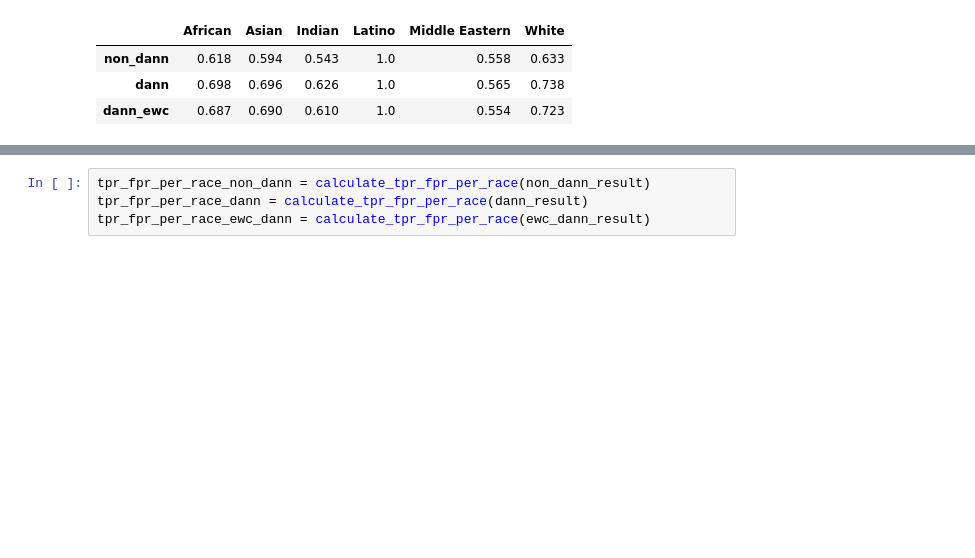
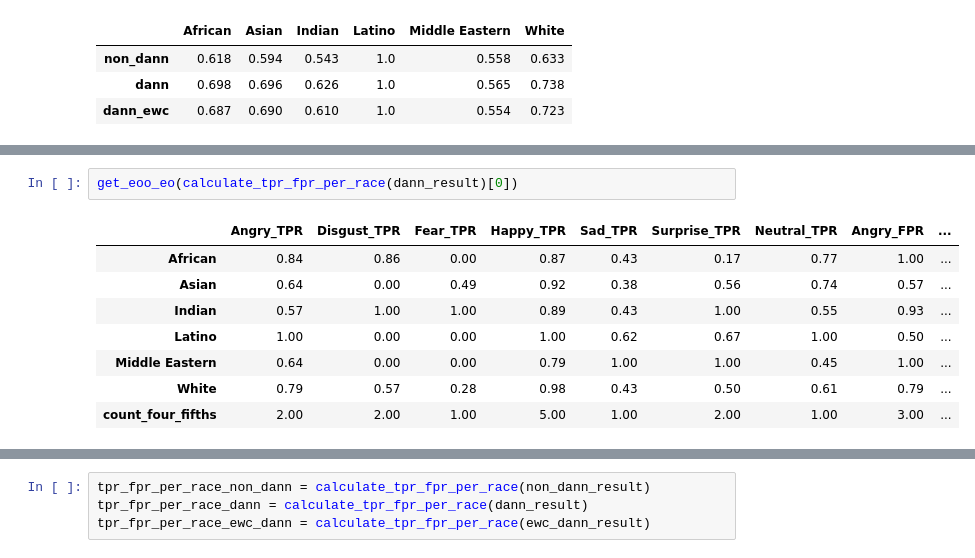
Before and after one commit to scaairesearch/da_cv_fer, a Jupyter notebook: Bias_Evaluation_Inference_FER_v2_12a.ipynb, the cells around one changed output, grey strips where cells are left out. Saved outputs shown, nothing was run; the diff lists cells and outputs as text; blank space fills up the shorter version.

```diff
--- a/Bias_Evaluation_Inference_FER_v2_12a.ipynb
+++ b/Bias_Evaluation_Inference_FER_v2_12a.ipynb
@@ -573,0 +707,11 @@ df
+# %%
+get_eoo_eo(calculate_tpr_fpr_per_race(dann_result)[0])
+# %% [output]
+|  | Angry_TPR | Disgust_TPR | Fear_TPR | Happy_TPR | Sad_TPR | Surprise_TPR | Neutral_TPR | Angry_FPR | ... |
+| African | 0.84 | 0.86 | 0.00 | 0.87 | 0.43 | 0.17 | 0.77 | 1.00 | ... |
+| Asian | 0.64 | 0.00 | 0.49 | 0.92 | 0.38 | 0.56 | 0.74 | 0.57 | ... |
+| Indian | 0.57 | 1.00 | 1.00 | 0.89 | 0.43 | 1.00 | 0.55 | 0.93 | ... |
+| Latino | 1.00 | 0.00 | 0.00 | 1.00 | 0.62 | 0.67 | 1.00 | 0.50 | ... |
+| Middle Eastern | 0.64 | 0.00 | 0.00 | 0.79 | 1.00 | 1.00 | 0.45 | 1.00 | ... |
+| White | 0.79 | 0.57 | 0.28 | 0.98 | 0.43 | 0.50 | 0.61 | 0.79 | ... |
+| count_four_fifths | 2.00 | 2.00 | 1.00 | 5.00 | 1.00 | 2.00 | 1.00 | 3.00 | ... |
```
Also changed, not shown: parts of 45 cells of this notebook.
